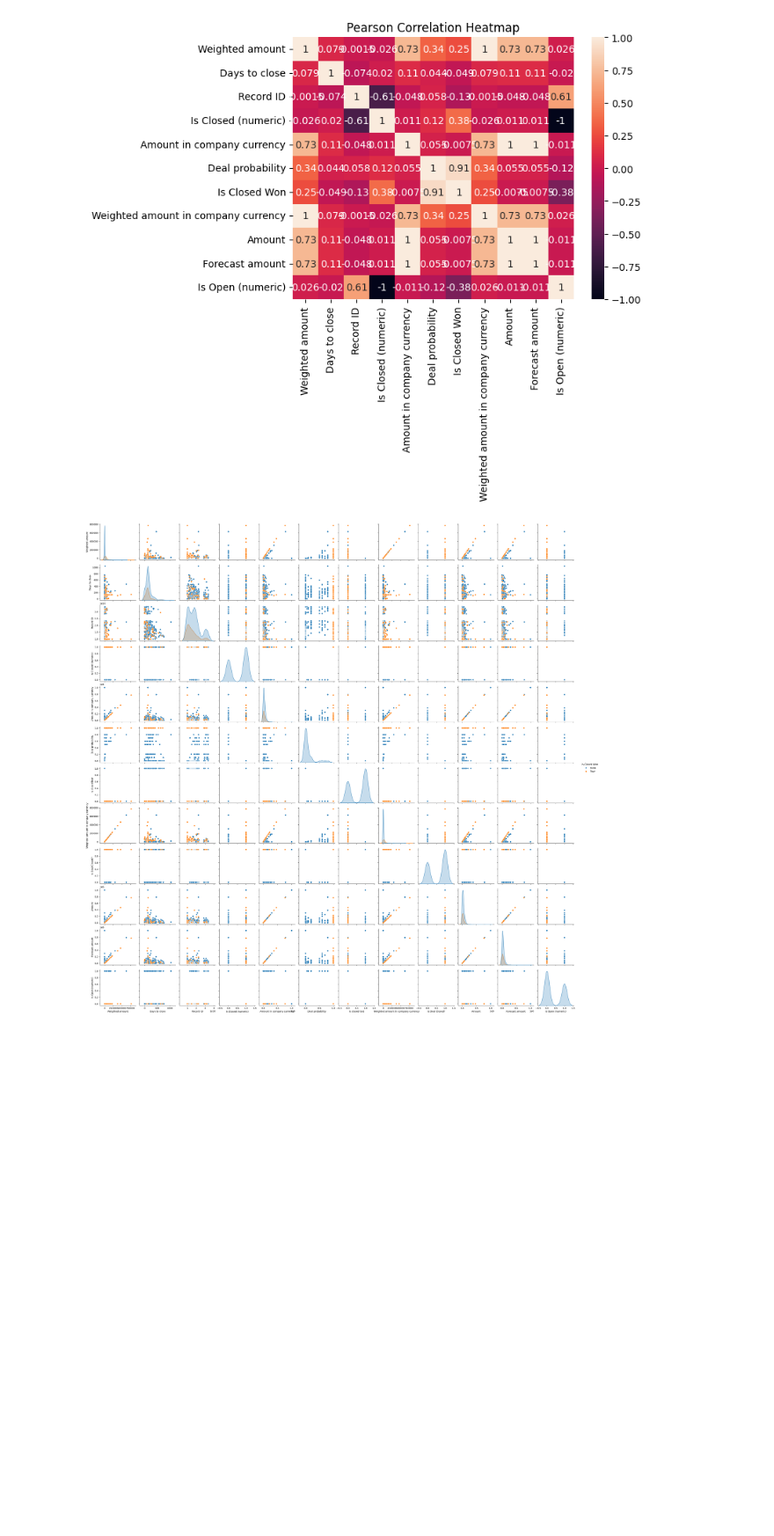
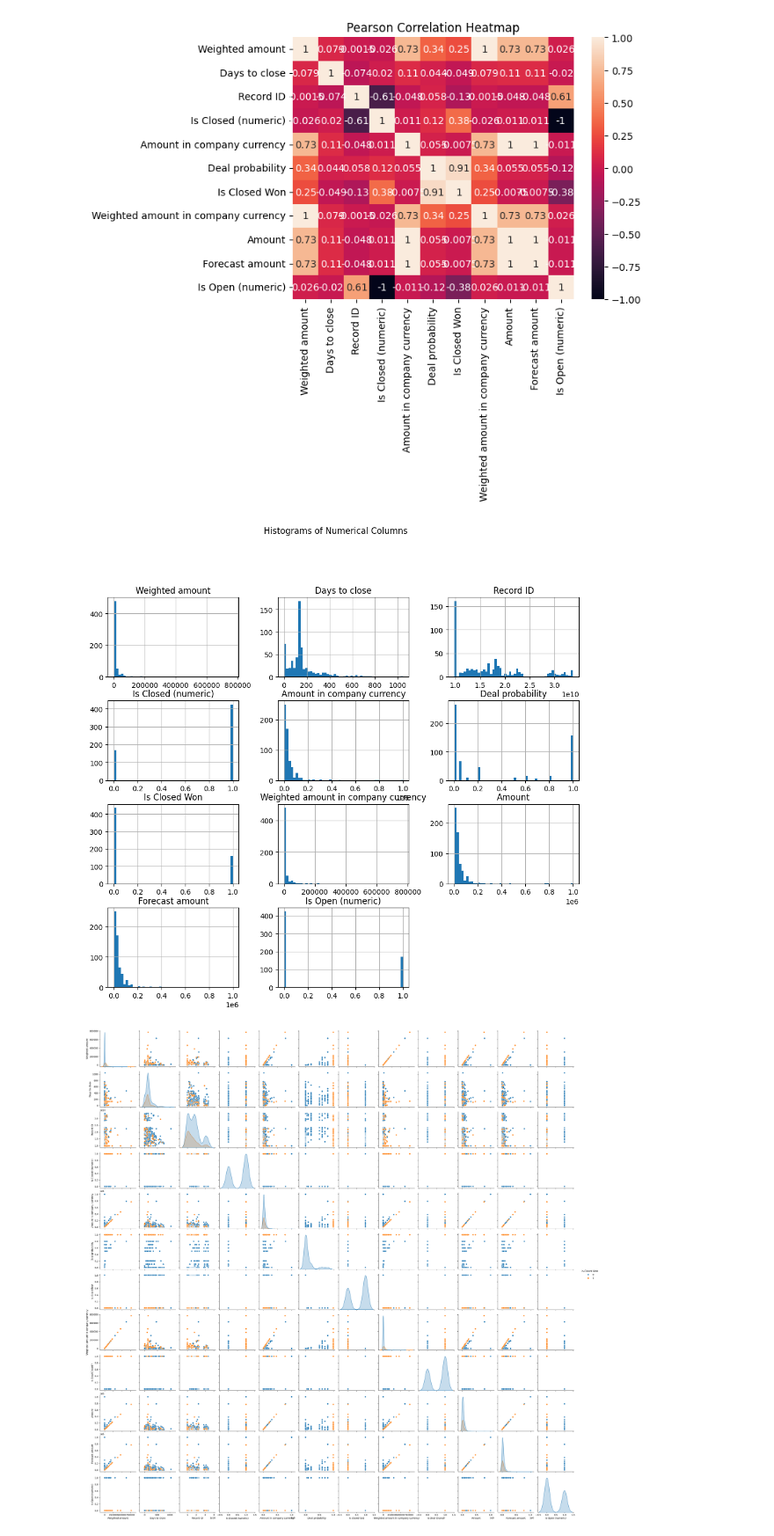
Before and after one commit to rroshann/ML_midterm_project, a Jupyter notebook: notebooks/Najma/Deals_Dataset_DS_5640_Midterm_Project.ipynb, the cells around one changed output. Shown at 88% size. Cells and saved outputs as stored; diff of their text form; code cells hidden in the pictures; blank space fills up the shorter version.

```diff
--- a/notebooks/Najma/Deals_Dataset_DS_5640_Midterm_Project.ipynb
+++ b/notebooks/Najma/Deals_Dataset_DS_5640_Midterm_Project.ipynb
@@ -179,4 +220,13 @@ plt.title("Pearson Correlation Heatmap")
 plt.show()
 # %% [output]
 [figure]
+# %%
+# EDA Analysis Step 4: Visualize the Data - Histograms
+# Histograms for numerical columns
+numerical_df = df.select_dtypes(include=['float64', 'int64'])
+numerical_df.hist(figsize=(12, 10), bins=50)
+plt.suptitle("Histograms of Numerical Columns", x=0.5, y=1.02, ha='center', fontsize='large')
+plt.show()
+# %% [output]
+[figure, added]
 # %%
```
Also changed, not shown: parts of 10 cells of this notebook, 2 other files.
